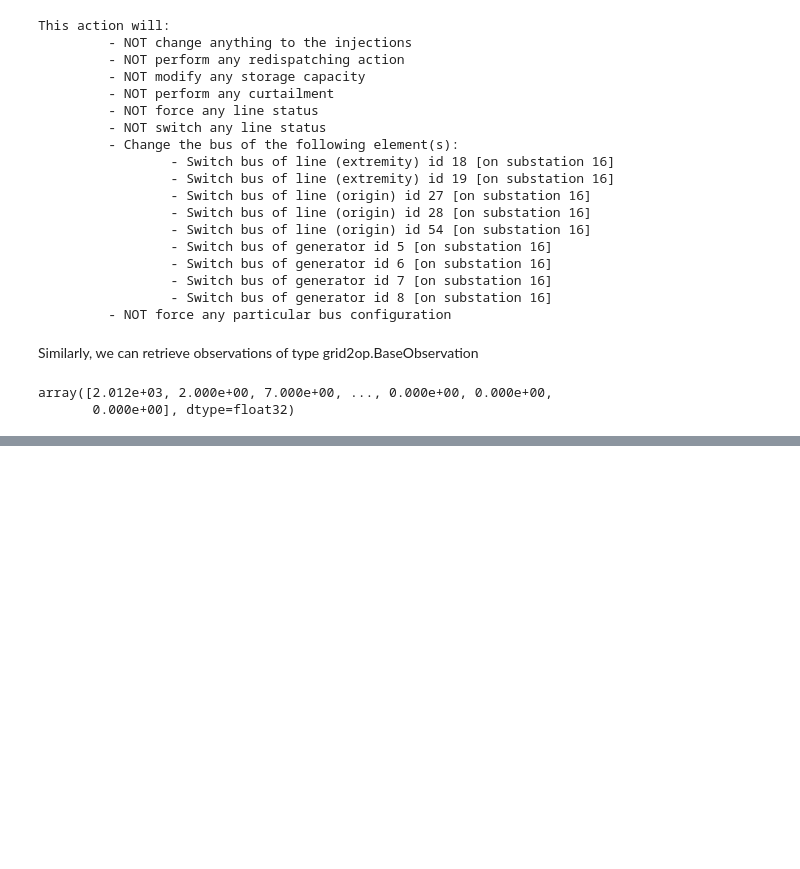
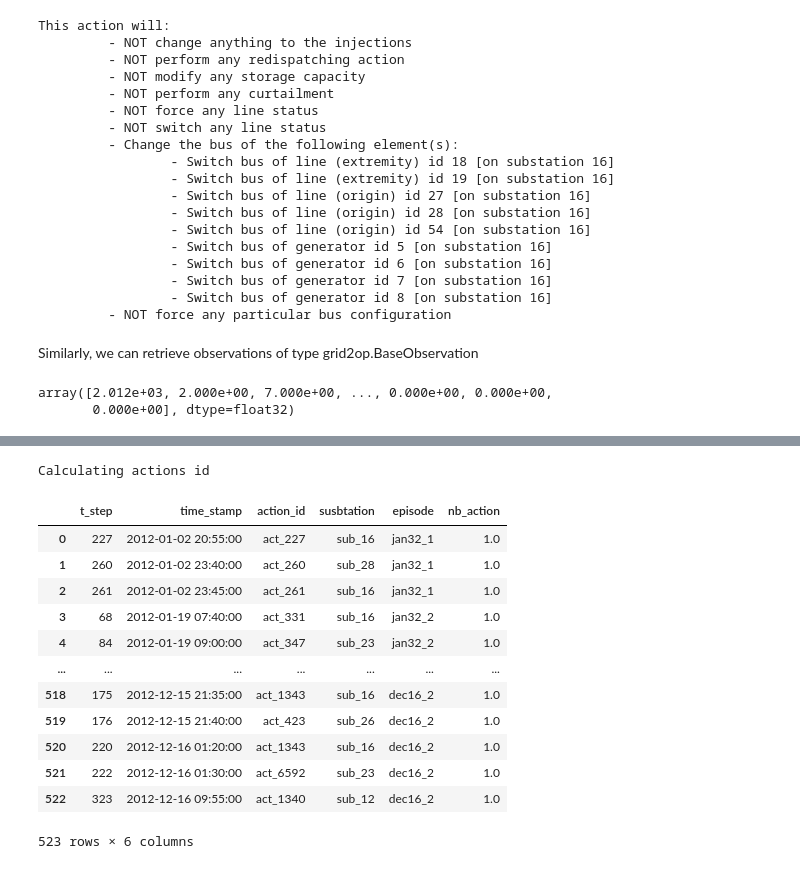
Before and after one commit to seifou23i/Grid2Bench, a Jupyter notebook: getting_started/Getting_Started.ipynb, the cells around one changed output, grey strips where cells are left out. Cells and saved outputs as stored; diff of their text form; code cells hidden in the pictures; blank space fills up the shorter version.

```diff
--- a/getting_started/Getting_Started.ipynb
+++ b/getting_started/Getting_Started.ipynb
@@ -311,0 +413,17 @@ array([2.012e+03, 2.000e+00, 7.000e+00, ..., 0.000e+00, 0.000e+00,
+# %%
+tutor_binbinchen.get_actions_by_substation_by_id()
+# %% [output]
+Calculating actions id
+|  | t_step | time_stamp | action_id | susbtation | episode | nb_action |
+| 0 | 227 | 2012-01-02 20:55:00 | act_227 | sub_16 | jan32_1 | 1.0 |
+| 1 | 260 | 2012-01-02 23:40:00 | act_260 | sub_28 | jan32_1 | 1.0 |
+| 2 | 261 | 2012-01-02 23:45:00 | act_261 | sub_16 | jan32_1 | 1.0 |
+| 3 | 68 | 2012-01-19 07:40:00 | act_331 | sub_16 | jan32_2 | 1.0 |
+| 4 | 84 | 2012-01-19 09:00:00 | act_347 | sub_23 | jan32_2 | 1.0 |
+| ... | ... | ... | ... | ... | ... | ... |
+| 518 | 175 | 2012-12-15 21:35:00 | act_1343 | sub_16 | dec16_2 | 1.0 |
+| 519 | 176 | 2012-12-15 21:40:00 | act_423 | sub_26 | dec16_2 | 1.0 |
+| 520 | 220 | 2012-12-16 01:20:00 | act_1343 | sub_16 | dec16_2 | 1.0 |
+| 521 | 222 | 2012-12-16 01:30:00 | act_6592 | sub_23 | dec16_2 | 1.0 |
+| 522 | 323 | 2012-12-16 09:55:00 | act_1340 | sub_12 | dec16_2 | 1.0 |
+523 rows × 6 columns
```
Also changed, not shown: parts of 35 cells of this notebook.
